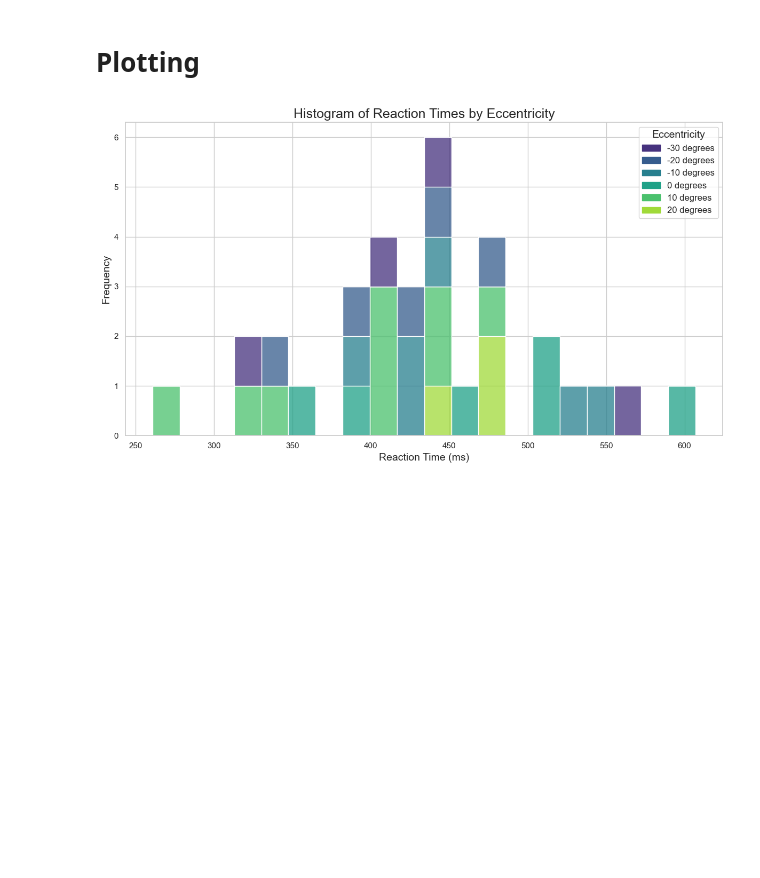
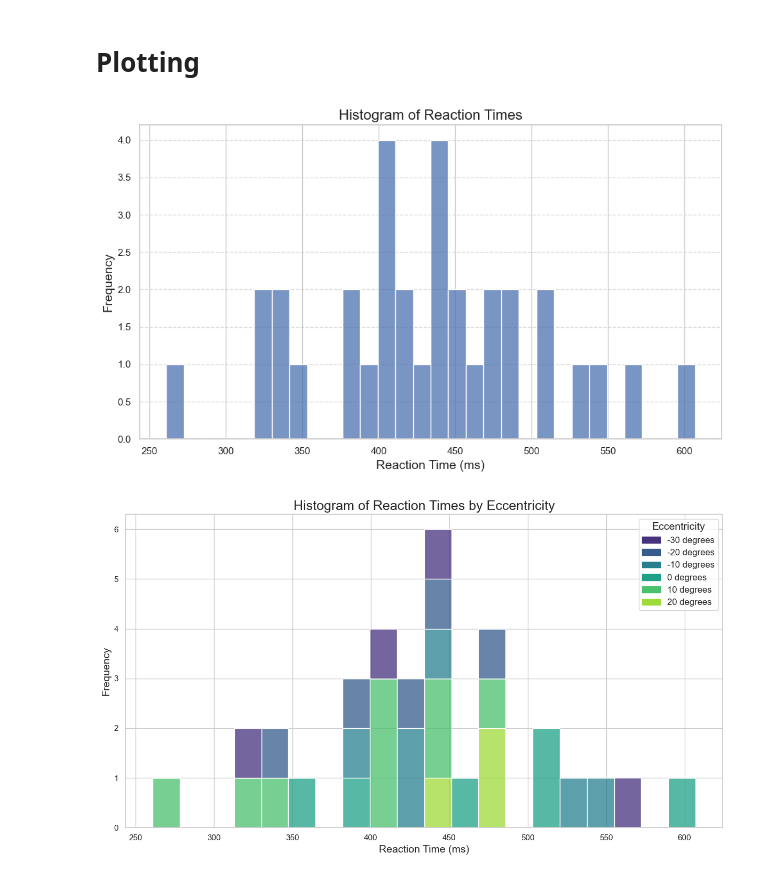
Before and after one commit to Elegant-Mind-Club/VRTemplate, a Jupyter notebook: TrainingAnalysis.ipynb, the cells around one changed output. Saved outputs shown, nothing was run; the diff lists cells and outputs as text; code cells hidden in the pictures; blank space fills up the shorter version.

```diff
--- a/TrainingAnalysis.ipynb
+++ b/TrainingAnalysis.ipynb
@@ -281,6 +281,23 @@ print(data)
 0        0.022444
 # %% [markdown]
 # Plotting
+# %%
+import seaborn as sns
+import matplotlib.pyplot as plt
+
+# Plot a histogram of reaction times
+plt.figure(figsize=(10, 6))
+sns.histplot(data=plotting_data, x='reaction_time', bins=30)
+plt.title('Histogram of Reaction Times', fontsize=16)
+plt.xlabel('Reaction Time (ms)', fontsize=14)
+plt.ylabel('Frequency', fontsize=14)
+plt.grid(axis='y', linestyle='--', alpha=0.7)
+plt.tight_layout()
+
+# Show the plot
+plt.show()
+# %% [output]
+[figure, added]
 # %%
 import seaborn as sns
 import matplotlib.pyplot as plt
```
Also changed, not shown: parts of 1 cell of this notebook.
